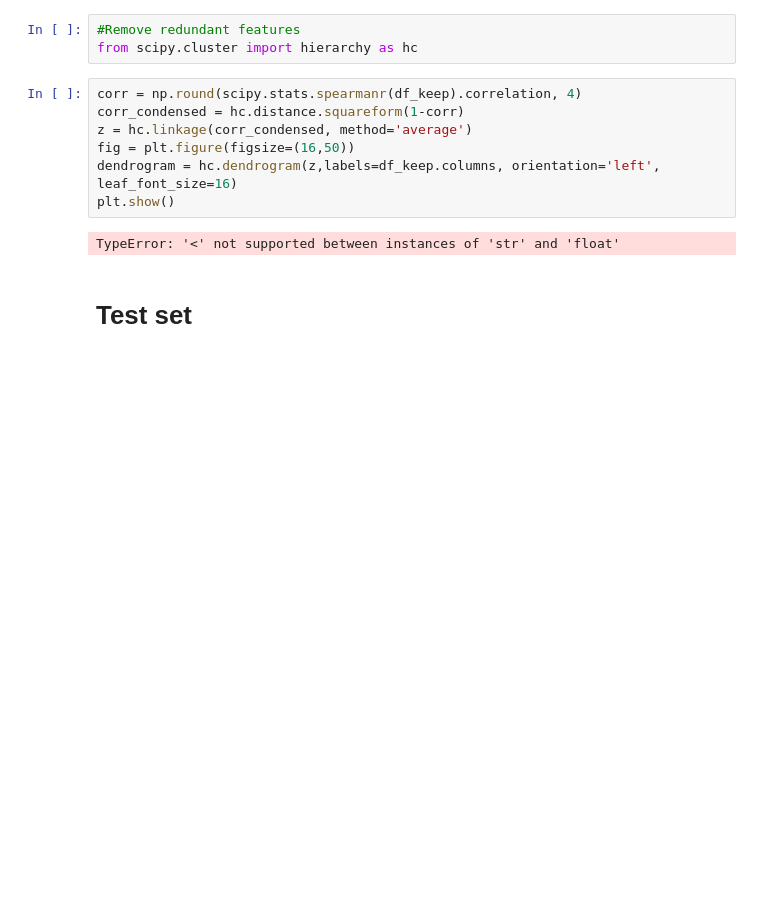
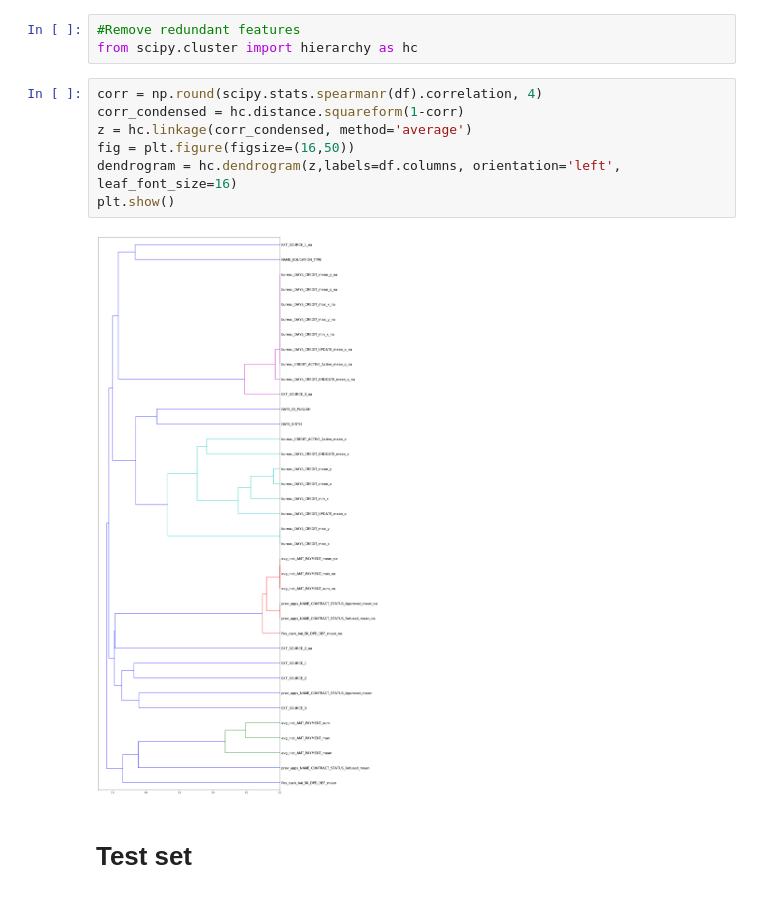
Before and after one commit to Muosvr/home-credit-default-risk, a Jupyter notebook: home-credit-default-risk.ipynb, the cells around one changed output. Saved outputs shown, nothing was run; the diff lists cells and outputs as text; blank space fills up the shorter version.

```diff
--- a/home-credit-default-risk.ipynb
+++ b/home-credit-default-risk.ipynb
@@ -419,14 +380,14 @@ Wall time: 52.6 s
 #Remove redundant features
 from scipy.cluster import hierarchy as hc
 # %%
-corr = np.round(scipy.stats.spearmanr(df_keep).correlation, 4)
+corr = np.round(scipy.stats.spearmanr(df).correlation, 4)
 corr_condensed = hc.distance.squareform(1-corr)
 z = hc.linkage(corr_condensed, method='average')
 fig = plt.figure(figsize=(16,50))
-dendrogram = hc.dendrogram(z,labels=df_keep.columns, orientation='left', leaf_font_size=16)
+dendrogram = hc.dendrogram(z,labels=df.columns, orientation='left', leaf_font_size=16)
 plt.show()
 # %% [output]
-TypeError: '<' not supported between instances of 'str' and 'float'
+[figure, added]
 # %% [markdown]
 # Test set
 # %%
```
Also changed, not shown: parts of 33 cells of this notebook.
